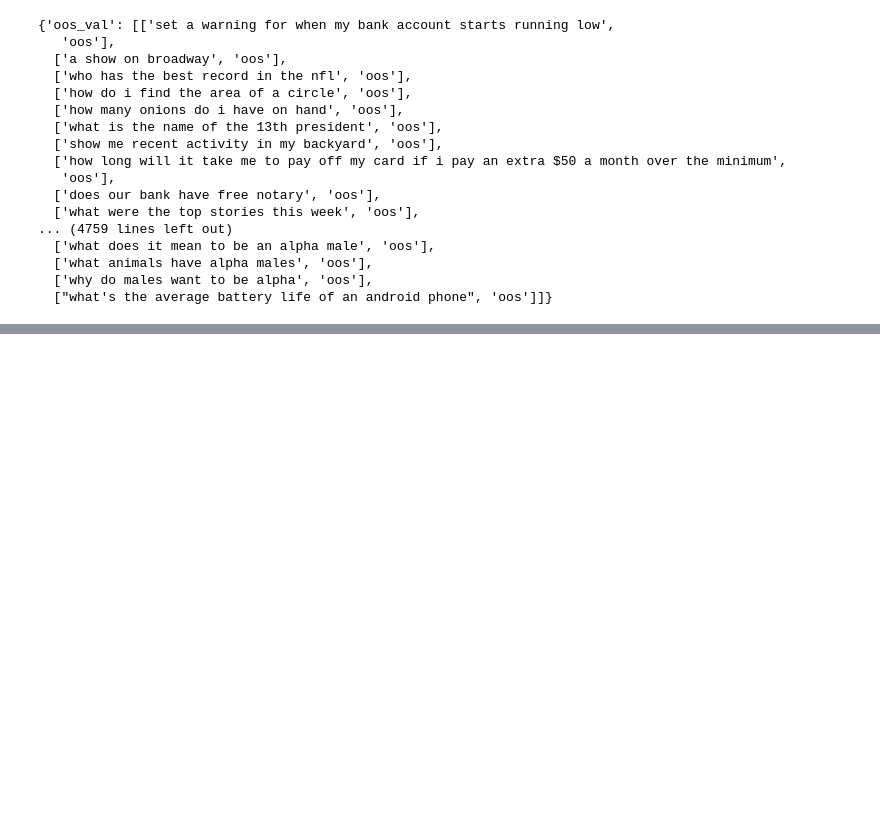
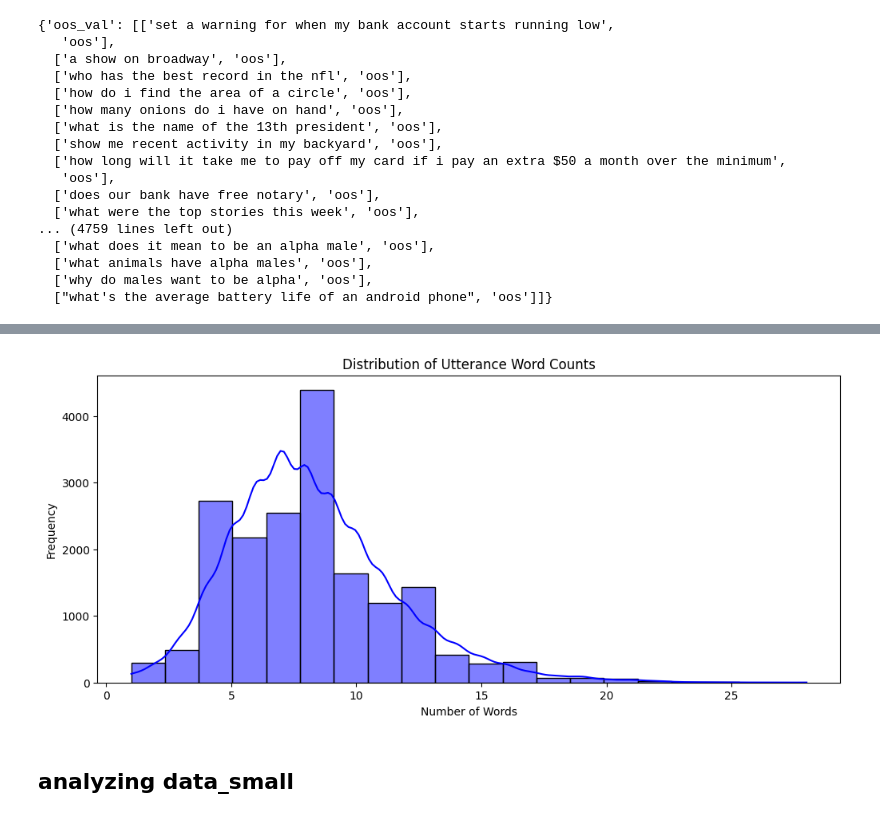
Before and after one commit to RitamRixx/Zero-shot-Dynamic-Routing-System, a Jupyter notebook: notebooks/1_eda.ipynb, the cells around one changed output, grey strips where cells are left out. Cells and saved outputs as stored; diff of their text form; code cells hidden in the pictures; blank space fills up the shorter version.

```diff
--- a/notebooks/1_eda.ipynb
+++ b/notebooks/1_eda.ipynb
@@ -115,0 +128,7 @@ Passing `palette` without assigning `hue` is deprecated and will be removed in v
+# %%
+df_train = pd.DataFrame(data_imb['train'], columns=['utterance', 'intent'])
+df_test = pd.DataFrame(data_imb['test'], columns=['utterance', 'intent'])
+df_val = pd.DataFrame(data_imb['val'], columns=['utterance', 'intent'])
+df_oos = pd.DataFrame(data_imb['oos_val'], columns=['utterance', 'intent'])
+# %%
+df2 = pd.concat([df_train,df_test,df_val, df_oos], ignore_index=True)
@@ -115,0 +176,2 @@ Passing `palette` without assigning `hue` is deprecated and will be removed in v
+# %%
+df2['word_count'] = df2['utterance'].apply(lambda x: len(x.split()))
@@ -115,0 +190,11 @@ Passing `palette` without assigning `hue` is deprecated and will be removed in v
+# %%
+plt.figure(figsize=(12, 5))
+sns.histplot(df2['word_count'], bins=20, kde=True, color='blue')
+plt.title('Distribution of Utterance Word Counts')
+plt.xlabel('Number of Words')
+plt.ylabel('Frequency')
+plt.show()
+# %% [output]
+[figure, added]
+# %% [markdown]
+## analyzing data_small
```
Also changed, not shown: parts of 25 cells of this notebook, 1 other file.
